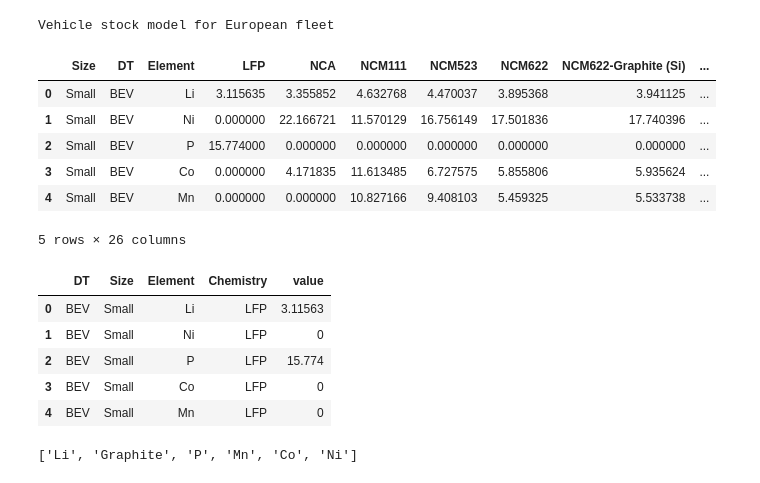
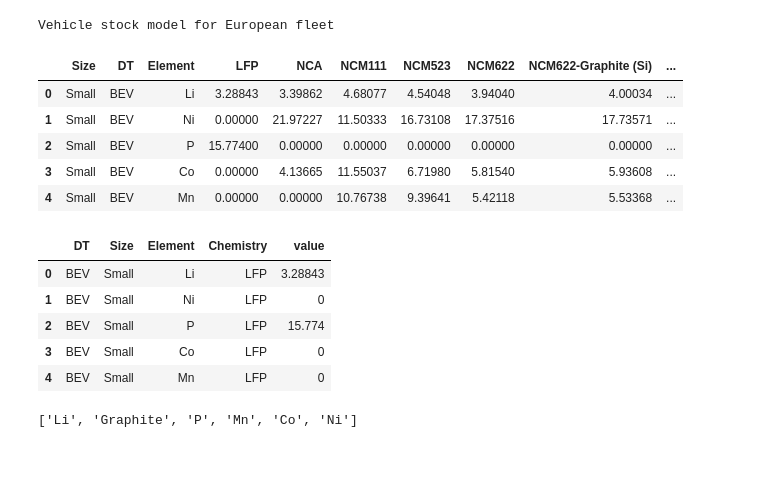
Before and after one commit to fernaag/V2G_in_EU, a Jupyter notebook: data/data_handling_scripts/material_content.ipynb, the cells around one changed output. Drawn from its saved outputs; the diff is of its cells as text; code cells hidden in the pictures.

```diff
--- a/data/data_handling_scripts/material_content.ipynb
+++ b/data/data_handling_scripts/material_content.ipynb
@@ -146,17 +146,16 @@ Vehicle stock model for European fleet
 data_path = os.path.join(os.getcwd(), 'data', 'raw_data')
 # %%
 # Importing data
-data = pd.read_excel(data_path+'/material_content.xlsx', sheet_name='kg per pack')
+data = pd.read_excel(data_path+'/material_content_new.xlsx', sheet_name='kg per pack')
 data.drop(columns='Notes', inplace=True)
 data.head()
 # %% [output]
 |  | Size | DT | Element | LFP | NCA | NCM111 | NCM523 | NCM622 | NCM622-Graphite (Si) | ... |
-| 0 | Small | BEV | Li | 3.115635 | 3.355852 | 4.632768 | 4.470037 | 3.895368 | 3.941125 | ... |
-| 1 | Small | BEV | Ni | 0.000000 | 22.166721 | 11.570129 | 16.756149 | 17.501836 | 17.740396 | ... |
-| 2 | Small | BEV | P | 15.774000 | 0.000000 | 0.000000 | 0.000000 | 0.000000 | 0.000000 | ... |
-| 3 | Small | BEV | Co | 0.000000 | 4.171835 | 11.613485 | 6.727575 | 5.855806 | 5.935624 | ... |
-| 4 | Small | BEV | Mn | 0.000000 | 0.000000 | 10.827166 | 9.408103 | 5.459325 | 5.533738 | ... |
+| 0 | Small | BEV | Li | 3.28843 | 3.39862 | 4.68077 | 4.54048 | 3.94040 | 4.00034 | ... |
+| 1 | Small | BEV | Ni | 0.00000 | 21.97227 | 11.50333 | 16.73108 | 17.37516 | 17.73571 | ... |
+| 2 | Small | BEV | P | 15.77400 | 0.00000 | 0.00000 | 0.00000 | 0.00000 | 0.00000 | ... |
+| 3 | Small | BEV | Co | 0.00000 | 4.13665 | 11.55037 | 6.71980 | 5.81540 | 5.93608 | ... |
+| 4 | Small | BEV | Mn | 0.00000 | 0.00000 | 10.76738 | 9.39641 | 5.42118 | 5.53368 | ... |
-5 rows × 26 columns
 # %%
 # Bring data into desired format
 data = data.melt(['DT', 'Size', 'Element'])
@@ -164,7 +163,7 @@ data.rename(columns= {'variable': 'Chemistry'}, inplace=True)
 data.head()
 # %% [output]
 |  | DT | Size | Element | Chemistry | value |
-| 0 | BEV | Small | Li | LFP | 3.11563 |
+| 0 | BEV | Small | Li | LFP | 3.28843 |
 | 1 | BEV | Small | Ni | LFP | 0 |
 | 2 | BEV | Small | P | LFP | 15.774 |
 | 3 | BEV | Small | Co | LFP | 0 |
```
Also changed, not shown: 29 other files.
